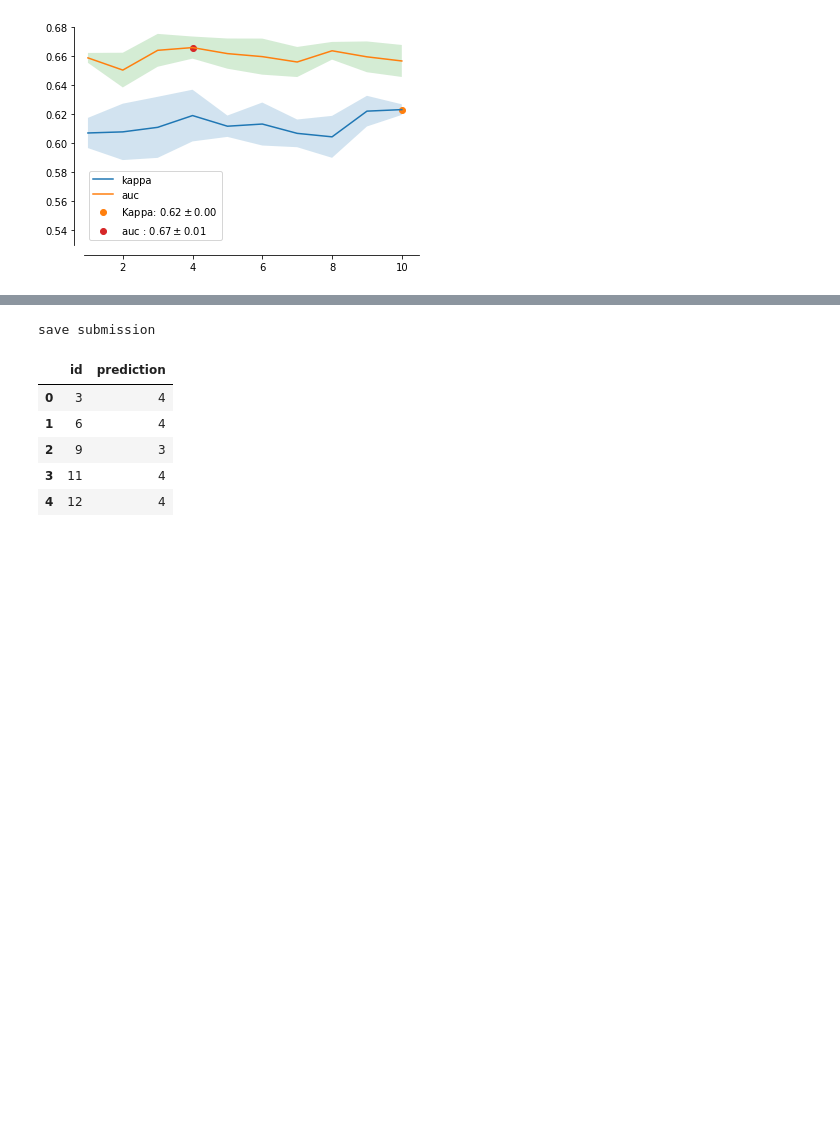
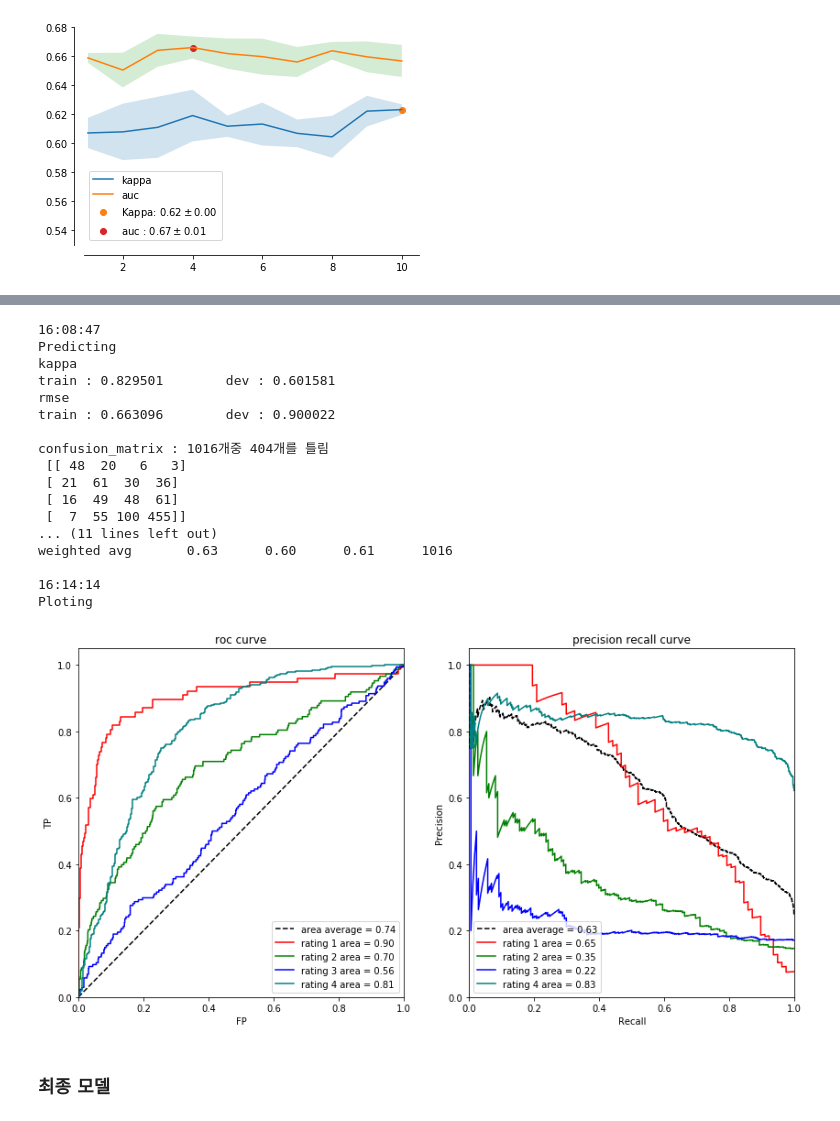
Before and after one commit to sooooner/Crowdflower-Search-Results-Relevance, a Jupyter notebook: LSA.ipynb, the cells around one changed output, grey strips where cells are left out. Saved outputs shown, nothing was run; the diff lists cells and outputs as text; code cells hidden in the pictures; blank space fills up the shorter version.

```diff
--- a/LSA.ipynb
+++ b/LSA.ipynb
@@ -432,5 +357,5 @@ test = test[['query_preprocessed', 'product_title_preprocessed']]
 # %%
-_k_fold = StratifiedShuffleSplit(n_splits=1, test_size=0.2)
+_k_fold = StratifiedShuffleSplit(n_splits=1, test_size=0.1)
 train_index, test_index = next(_k_fold.split(df_train.index.unique(), Y.loc[~Y.index.duplicated(keep='first')]))
 # %%
 train_idx = df_train.index.unique()[train_index]
@@ -459,7 +384,7 @@ stop_words = text.ENGLISH_STOP_WORDS.union(['http', 'www', 'img', 'border', 'col
                                             'thi', 'inch', 'ha', 'width', 'height', '0', '1', '2', '3', '4', '5', '6', '7', '8', '9'])
 stop_words = text.ENGLISH_STOP_WORDS.union(set(stopwords.words('english')))
 
-tfv = text.TfidfVectorizer(min_df=10, max_features=None, strip_accents='unicode', analyzer='word', token_pattern=r'\w{1,}',
+tfv = text.TfidfVectorizer(min_df=10, max_df=0.9, strip_accents='unicode', analyzer='word', token_pattern=r'\w{1,}',
                            ngram_range=(1, 3), use_idf=True, smooth_idf=True, sublinear_tf=True,
                            stop_words=stop_words).fit(train_query + train_title)
 
@@ -527,15 +451,7 @@ del train, test, dev
 del train_query, test_query, dev_query, train_title, test_title, dev_title
 # %%
-# n_estimators = 10
-# svm = OneVsRestClassifier(BaggingClassifier(SVC(C = 10, gamma='auto', probability=True),
-#                                             max_samples=1.0 / n_estimators,
-#                                             n_estimators=n_estimators),
-#                           n_jobs=-1)
-
-# svm = OneVsRestClassifier(SVC(C = 10, gamma='auto', probability=True),
-#                           n_jobs=-1)
-
-svm = SVC(C=10, gamma='auto', probability=True)
+C=10
+svm = SVC(C=C, gamma='auto', probability=True)
 now = time.localtime()
 print("%02d:%02d:%02d"%(now.tm_hour, now.tm_min, now.tm_sec))
 print('Fitting svm')
@@ -572,0 +533,7 @@ submission.head()
+# %%
+now = time.localtime()
+print("%02d:%02d:%02d"%(now.tm_hour, now.tm_min, now.tm_sec))
+print('sampling')
+svm = SVC(C=C, gamma='auto', probability=True)
+svmsmote = SVMSMOTE(sampling_strategy='not majority', k_neighbors=4, svm_estimator=svm, n_jobs=-1)
+X_samp, y_samp = svmsmote.fit_sample(X_scaled_train, y)
@@ -584,37 +551,42 @@ plot_multiclass_roc_prc(svm, X_scaled_dev, y_dev)
-# %%
-submission = pd.DataFrame({"id": idx, "prediction": svm_pred_test})
-print('save submission')
-submission.to_csv("./submission/eda_16_8_8_2_submission.csv", index=False)
-submission.head()
-# %% [output]
-save submission
-|  | id | prediction |
-| 0 | 3 | 4 |
-| 1 | 6 | 4 |
-| 2 | 9 | 3 |
-| 3 | 11 | 4 |
-| 4 | 12 | 4 |
 # %%
-svmsmote = SVMSMOTE(sampling_strategy='not majority', k_neighbors=4, svm_estimator=SVC(C=10), n_jobs=-1)
-X_samp, y_samp = svmsmote.fit_sample(X_scaled_train, y)
-print('sampling finish')
-svm = OneVsRestClassifier(BaggingClassifier(SVC(C = 10, gamma='auto', probability=True),
-                                            max_samples=1.0 / n_estimators,
-                                            n_estimators=n_estimators),
-                          n_jobs=-1)
-svmresult = svm.fit(X_samp, y_samp)
-print('fitting finish')
+now = time.localtime()
+print("%02d:%02d:%02d"%(now.tm_hour, now.tm_min, now.tm_sec))
+print('Predicting')
 svmpredtrain = svmresult.predict(X_samp)
 svmpreddev = svmresult.predict(X_scaled_dev)
 
 print("kappa\ntrain : %f\tdev : %f"% (metric.quadratic_weighted_kappa(y_samp, svmpredtrain), \
                                       metric.quadratic_weighted_kappa(y_dev, svmpreddev)))
 
 print("rmse\ntrain : %f\tdev : %f"% (mean_squared_error(y_samp, svmpredtrain)**0.5, \
                                      mean_squared_error(y_dev, svmpreddev)**0.5))
 
 print('\nconfusion_matrix : %d개중 %d개를 틀림\n'%(len(y_dev), len(np.where(svmpreddev!=y_dev)[0])), \
       confusion_matrix(y_dev, svmpreddev))
 print('\nclassification_report :\n', classification_report(y_dev, svmpreddev))
 
+now = time.localtime()
+print("%02d:%02d:%02d"%(now.tm_hour, now.tm_min, now.tm_sec))
+print('Ploting')
 plot_multiclass_roc_prc(svmresult, X_scaled_dev, y_dev)
+# %% [output]
+16:08:47
+Predicting
+kappa
+train : 0.829501        dev : 0.601581
+rmse
+train : 0.663096        dev : 0.900022
+
+confusion_matrix : 1016개중 404개를 틀림
+ [[ 48  20   6   3]
+ [ 21  61  30  36]
+ [ 16  49  48  61]
+ [  7  55 100 455]]
+... (11 lines left out)
+weighted avg       0.63      0.60      0.61      1016
+
+16:14:14
+Ploting
+[figure, added]
+# %% [markdown]
+### 최종 모델
```
Also changed, not shown: parts of 27 cells of this notebook, 2 other files.
